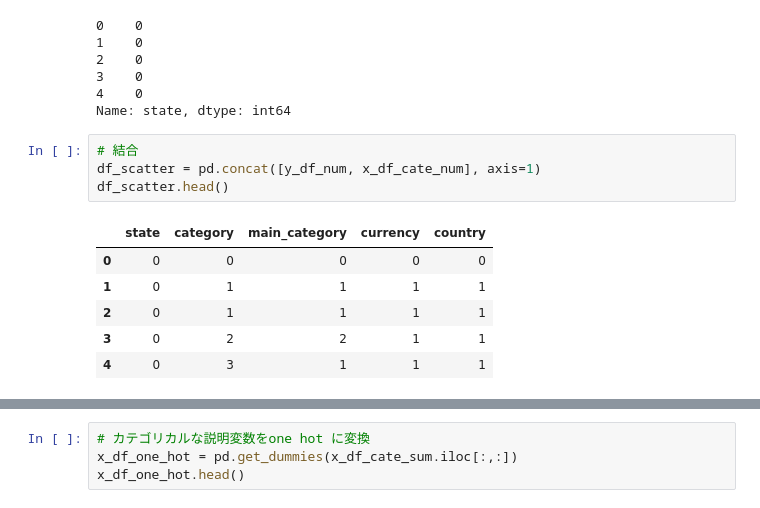
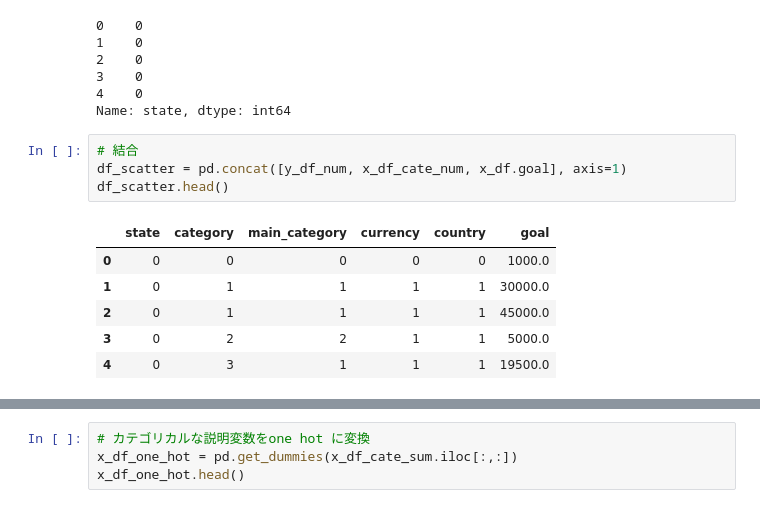
Before and after one commit to dychi/skillup-ai, a Jupyter notebook: kickstarter/Day2_work_山岡大地.ipynb, the cells around one changed output, grey strips where cells are left out. Cells and saved outputs as stored; diff of their text form.

```diff
--- a/kickstarter/Day2_work_山岡大地.ipynb
+++ b/kickstarter/Day2_work_山岡大地.ipynb
@@ -363,15 +364,15 @@ y_df_num.head()
 Name: state, dtype: int64
 # %%
 # 結合
-df_scatter = pd.concat([y_df_num, x_df_cate_num], axis=1)
+df_scatter = pd.concat([y_df_num, x_df_cate_num, x_df.goal], axis=1)
 df_scatter.head()
 # %% [output]
-|  | state | category | main_category | currency | country |
-| 0 | 0 | 0 | 0 | 0 | 0 |
-| 1 | 0 | 1 | 1 | 1 | 1 |
-| 2 | 0 | 1 | 1 | 1 | 1 |
-| 3 | 0 | 2 | 2 | 1 | 1 |
-| 4 | 0 | 3 | 1 | 1 | 1 |
+|  | state | category | main_category | currency | country | goal |
+| 0 | 0 | 0 | 0 | 0 | 0 | 1000.0 |
+| 1 | 0 | 1 | 1 | 1 | 1 | 30000.0 |
+| 2 | 0 | 1 | 1 | 1 | 1 | 45000.0 |
+| 3 | 0 | 2 | 2 | 1 | 1 | 5000.0 |
+| 4 | 0 | 3 | 1 | 1 | 1 | 19500.0 |
 # %%
 # 散布図を表示
 pd.plotting.scatter_matrix(df_scatter.iloc[:1000, :], figsize=(10,10))
```
Also changed, not shown: parts of 56 cells of this notebook, 1 other file.
